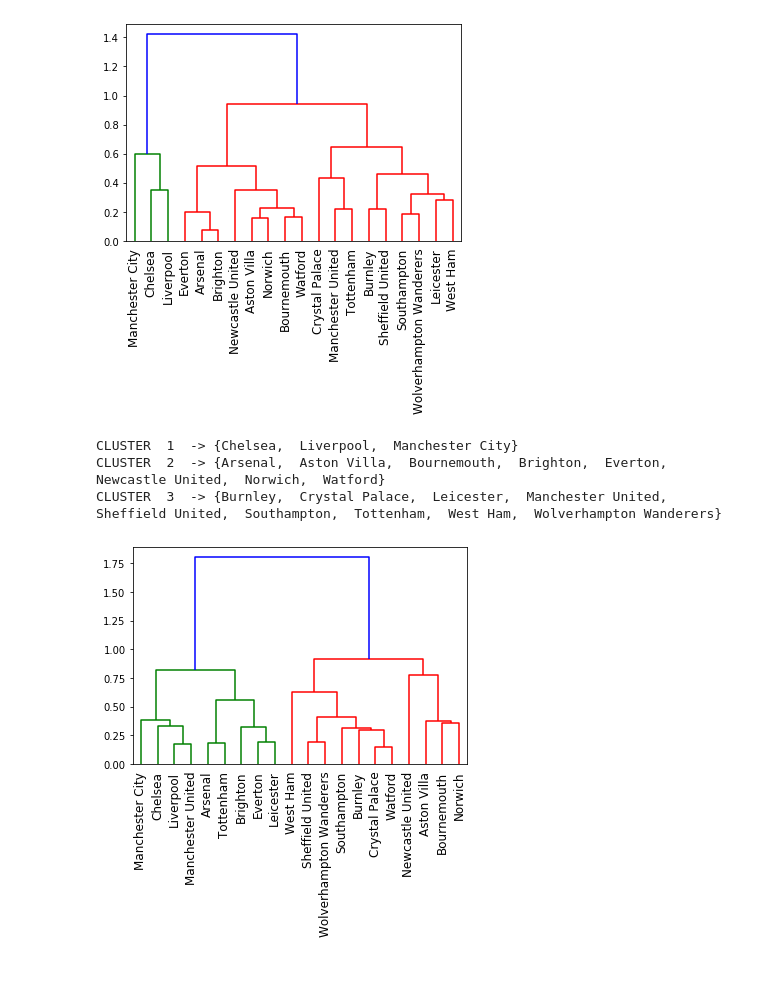
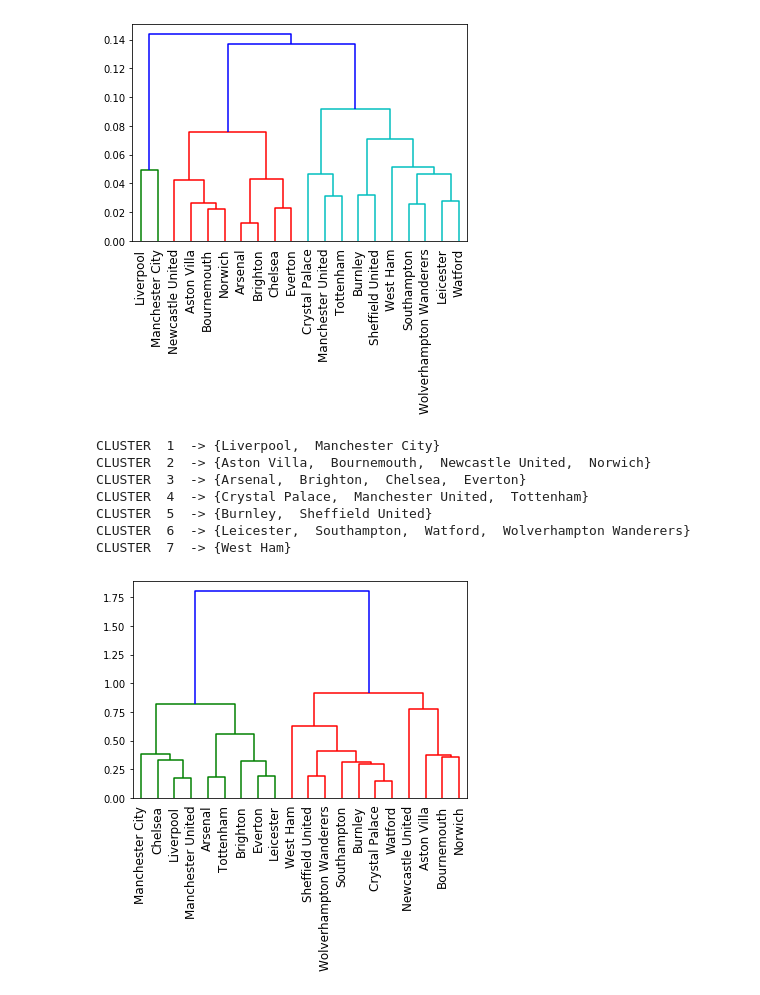
Before and after one commit to suchy1713/ML-Learning, a Jupyter notebook: 3_basic_unsupervised_algorithms/football2cluster.ipynb, the cells around one changed output. Cells and saved outputs as stored; diff of their text form; code cells hidden in the pictures.

```diff
--- a/3_basic_unsupervised_algorithms/football2cluster.ipynb
+++ b/3_basic_unsupervised_algorithms/football2cluster.ipynb
@@ -84,11 +85,14 @@ CLUSTER  7  -> {Danny Ings (Southampton),  Dominic Calvert-Lewin (Everton),  Tam
-# %%
-#football2cluster('teams2cluster.csv', 5)
-football2cluster_hierarchical('teams2cluster_attack.csv', 0.5)
-# %% [output]
-[figure, removed]
-CLUSTER  1  -> {Chelsea,  Liverpool,  Manchester City}
-CLUSTER  2  -> {Arsenal,  Aston Villa,  Bournemouth,  Brighton,  Everton,  Newcastle United,  Norwich,  Watford}
-CLUSTER  3  -> {Burnley,  Crystal Palace,  Leicester,  Manchester United,  Sheffield United,  Southampton,  Tottenham,  West Ham,  Wolverhampton Wanderers}
+# %%
+football2cluster_hierarchical('teams2cluster_attack.csv', 0.05)
+# %% [output]
+[figure, added]
+CLUSTER  1  -> {Liverpool,  Manchester City}
+CLUSTER  2  -> {Aston Villa,  Bournemouth,  Newcastle United,  Norwich}
+CLUSTER  3  -> {Arsenal,  Brighton,  Chelsea,  Everton}
+CLUSTER  4  -> {Crystal Palace,  Manchester United,  Tottenham}
+CLUSTER  5  -> {Burnley,  Sheffield United}
+CLUSTER  6  -> {Leicester,  Southampton,  Watford,  Wolverhampton Wanderers}
+CLUSTER  7  -> {West Ham}
 # %%
 football2cluster_hierarchical('teams2cluster_def.csv', 0.5)
 # %% [output]
```
Also changed, not shown: parts of 3 cells of this notebook.
